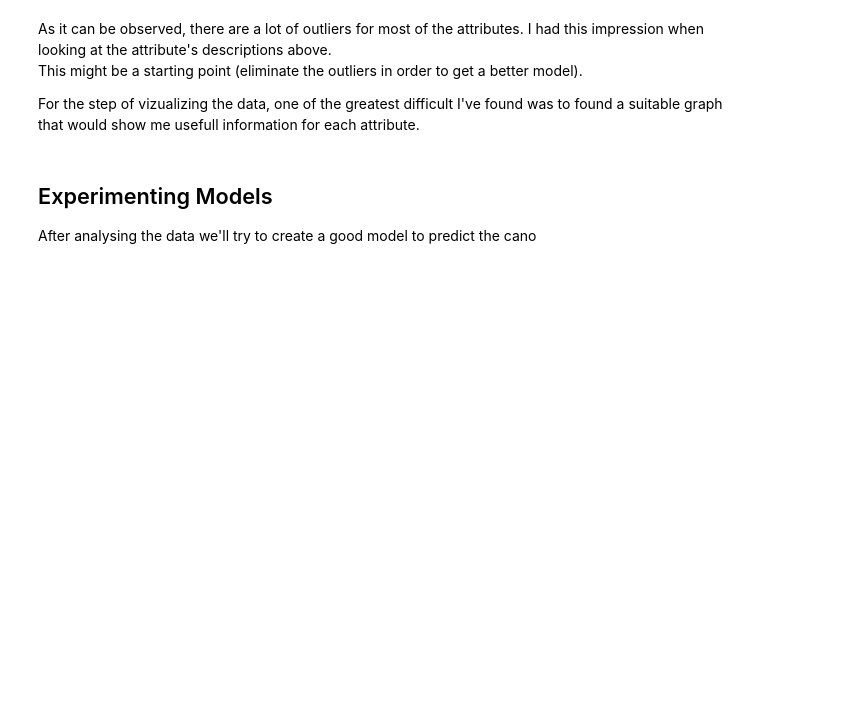
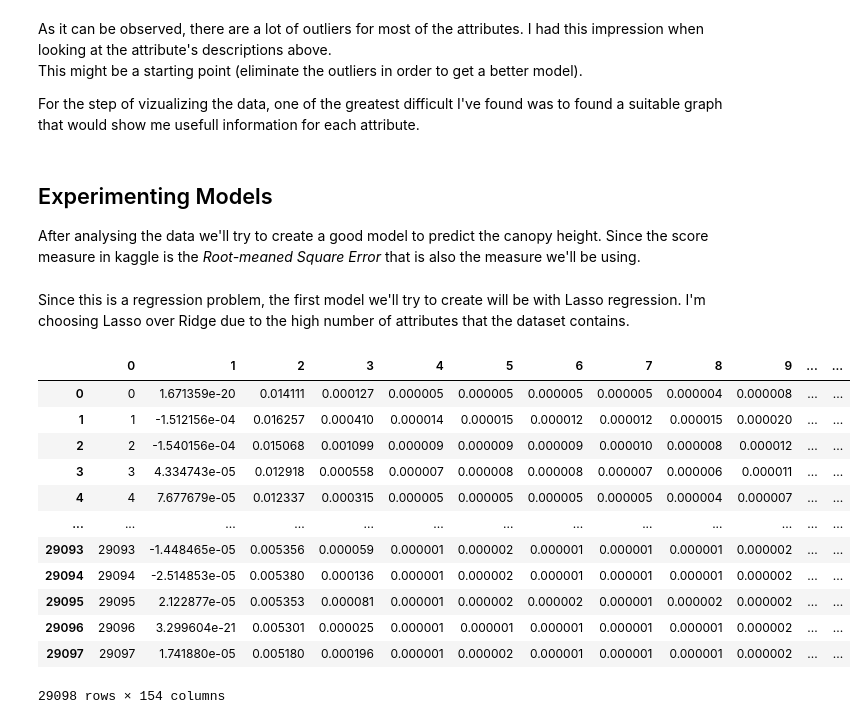
Before and after one commit to TeimasTeimoso/UEvora, a Jupyter notebook: MSc/Aprendizagem/Trabalho 2/a_t2/Untitled.ipynb, the cells around one changed output. Cells and saved outputs as stored; diff of their text form; code cells hidden in the pictures; blank space fills up the shorter version.

```diff
--- a/MSc/Aprendizagem/Trabalho 2/a_t2/Untitled.ipynb
+++ b/MSc/Aprendizagem/Trabalho 2/a_t2/Untitled.ipynb
@@ -131,4 +135,4 @@ This might be a starting point (eliminate the outliers in order to get a better
 For the step of vizualizing the data, one of the greatest difficult I've found was to found a suitable graph that would show me usefull information for each attribute.
 # %% [markdown]
 ## Experimenting Models
-After analysing the data we'll try to create a good model to predict the cano
+After analysing the data we'll try to create a good model to predict the canopy height. Since the score measure in kaggle is the _Root-meaned Square Error_ that is also the measure we'll be using.
@@ -134,0 +143,20 @@ After analysing the data we'll try to create a good model to predict the cano
+# %% [markdown]
+Since this is a regression problem, the first model we'll try to create will be with Lasso regression. I'm choosing Lasso over Ridge due to the high number of attributes that the dataset contains.
+# %%
+train_normalized = pd.DataFrame(normalize(train_dataset))
+train_normalized[0] = train_dataset['id'].reset_index()
+X_train_normalized, X_test_normalized, y_train_normalized, y_test_normalized = train_test_split()
+# %% [output]
+|  | 0 | 1 | 2 | 3 | 4 | 5 | 6 | 7 | 8 | 9 | ... | ... |
+| 0 | 0 | 1.671359e-20 | 0.014111 | 0.000127 | 0.000005 | 0.000005 | 0.000005 | 0.000005 | 0.000004 | 0.000008 | ... | ... |
+| 1 | 1 | -1.512156e-04 | 0.016257 | 0.000410 | 0.000014 | 0.000015 | 0.000012 | 0.000012 | 0.000015 | 0.000020 | ... | ... |
+| 2 | 2 | -1.540156e-04 | 0.015068 | 0.001099 | 0.000009 | 0.000009 | 0.000009 | 0.000010 | 0.000008 | 0.000012 | ... | ... |
+| 3 | 3 | 4.334743e-05 | 0.012918 | 0.000558 | 0.000007 | 0.000008 | 0.000008 | 0.000007 | 0.000006 | 0.000011 | ... | ... |
+| 4 | 4 | 7.677679e-05 | 0.012337 | 0.000315 | 0.000005 | 0.000005 | 0.000005 | 0.000005 | 0.000004 | 0.000007 | ... | ... |
+| ... | ... | ... | ... | ... | ... | ... | ... | ... | ... | ... | ... | ... |
+| 29093 | 29093 | -1.448465e-05 | 0.005356 | 0.000059 | 0.000001 | 0.000002 | 0.000001 | 0.000001 | 0.000001 | 0.000002 | ... | ... |
+| 29094 | 29094 | -2.514853e-05 | 0.005380 | 0.000136 | 0.000001 | 0.000002 | 0.000001 | 0.000001 | 0.000001 | 0.000002 | ... | ... |
+| 29095 | 29095 | 2.122877e-05 | 0.005353 | 0.000081 | 0.000001 | 0.000002 | 0.000002 | 0.000001 | 0.000002 | 0.000002 | ... | ... |
+| 29096 | 29096 | 3.299604e-21 | 0.005301 | 0.000025 | 0.000001 | 0.000001 | 0.000001 | 0.000001 | 0.000001 | 0.000002 | ... | ... |
+| 29097 | 29097 | 1.741880e-05 | 0.005180 | 0.000196 | 0.000001 | 0.000002 | 0.000001 | 0.000001 | 0.000001 | 0.000002 | ... | ... |
+29098 rows × 154 columns
```
Also changed, not shown: parts of 3 cells of this notebook.
